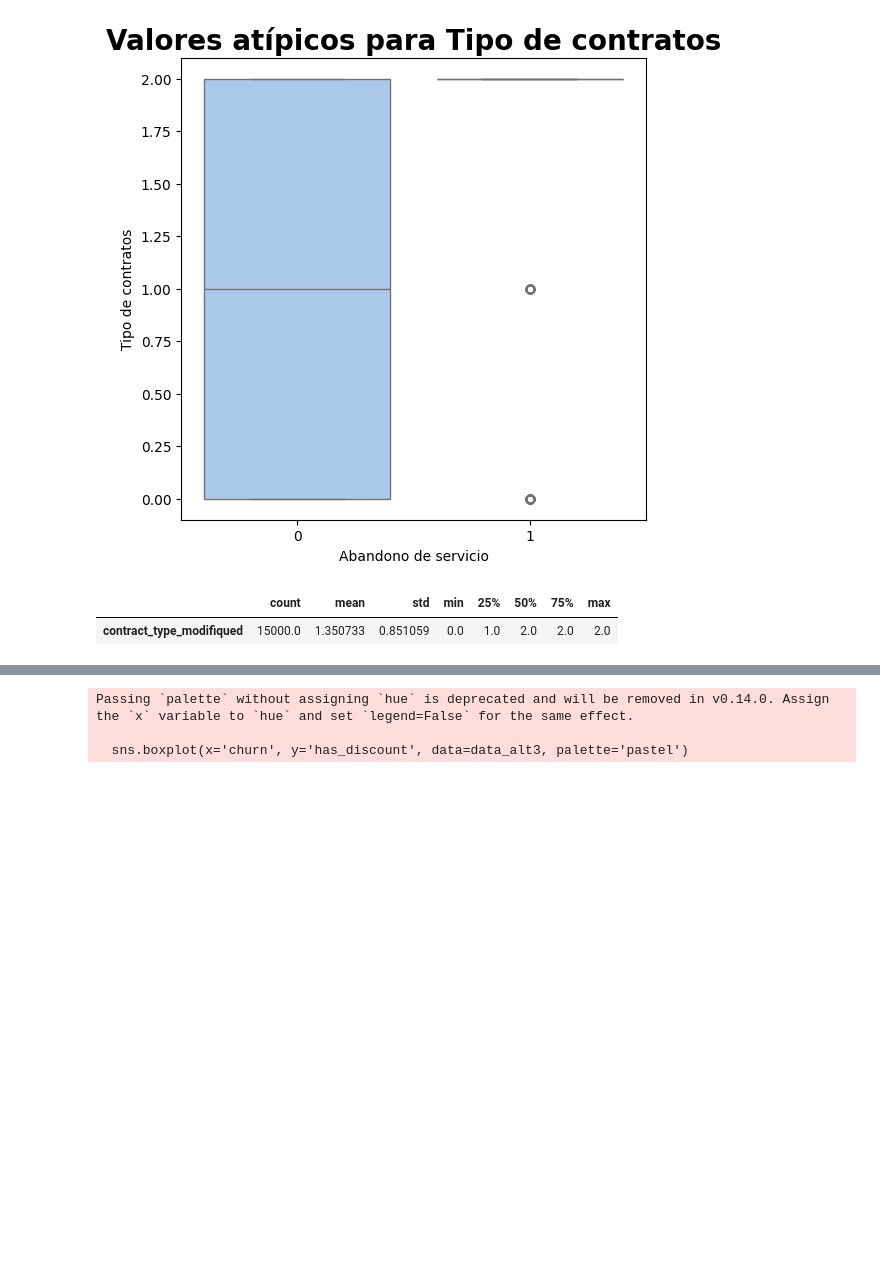
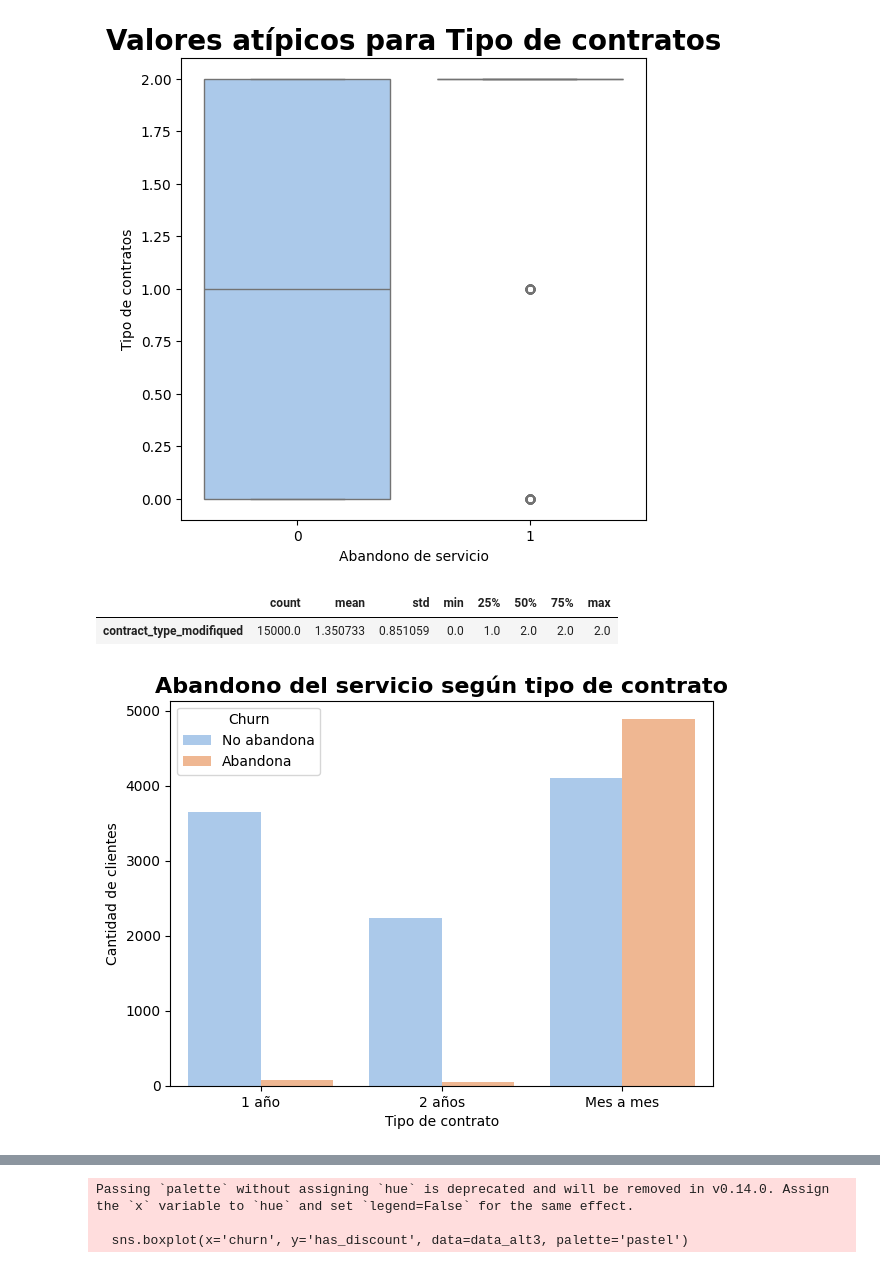
Before and after one commit to JuanYa1901/Evaluacion-2-Parte-2-, a Jupyter notebook: 620454_E3_Clasificacion_Base.ipynb, the cells around one changed output, grey strips where cells are left out. Saved outputs shown, nothing was run; the diff lists cells and outputs as text; code cells hidden in the pictures; blank space fills up the shorter version.

```diff
--- a/620454_E3_Clasificacion_Base.ipynb
+++ b/620454_E3_Clasificacion_Base.ipynb
@@ -321,3 +321,14 @@ pd.DataFrame(data_alt3.contract_type_modifiqued.describe()).T
 # %% [output]
 |  | count | mean | std | min | 25% | 50% | 75% | max |
 | contract_type_modifiqued | 15000.0 | 1.350733 | 0.851059 | 0.0 | 1.0 | 2.0 | 2.0 | 2.0 |
+# %%
+plt.figure(figsize=(7,5))
+sns.countplot(x='contract_type_modifiqued', hue='churn', data=data_alt3, palette='pastel')
+plt.xticks(ticks=[0, 1, 2], labels=["1 año", "2 años", "Mes a mes"])
+plt.xlabel("Tipo de contrato")
+plt.ylabel("Cantidad de clientes")
+plt.title("Abandono del servicio según tipo de contrato", fontsize=16, fontweight="bold")
+plt.legend(title="Churn", labels=["No abandona", "Abandona"])
+plt.show()
+# %% [output]
+[figure, added]
```
Also changed, not shown: parts of 14 cells of this notebook.
